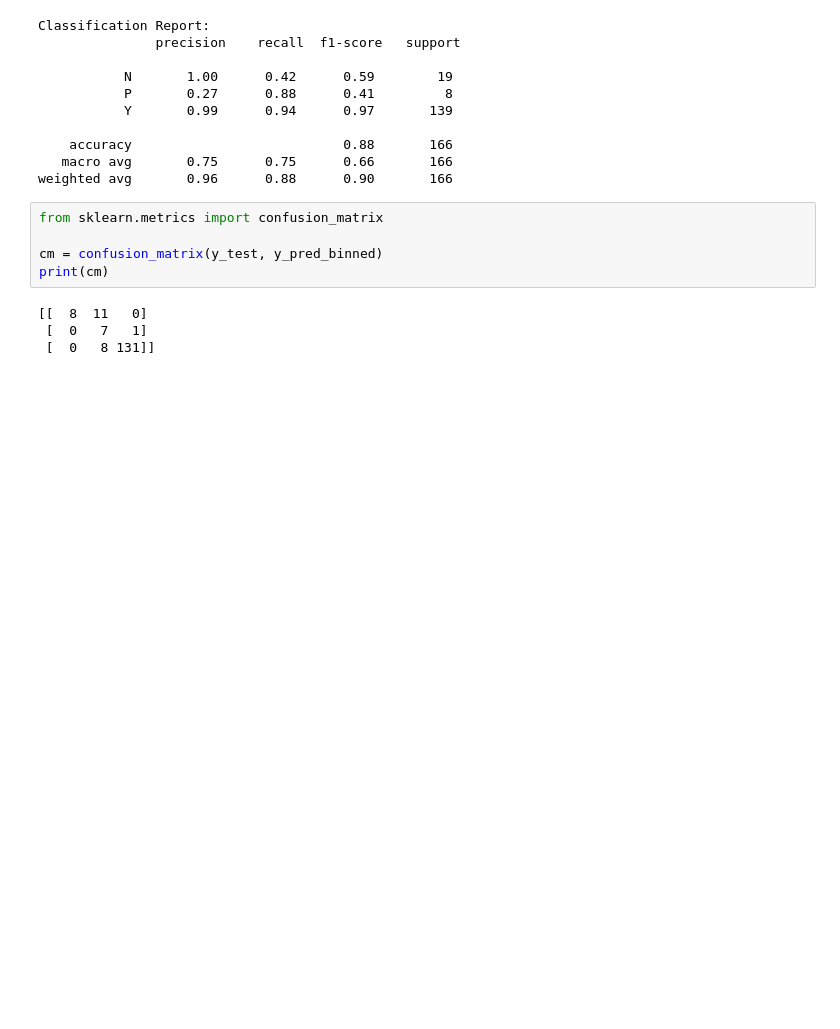
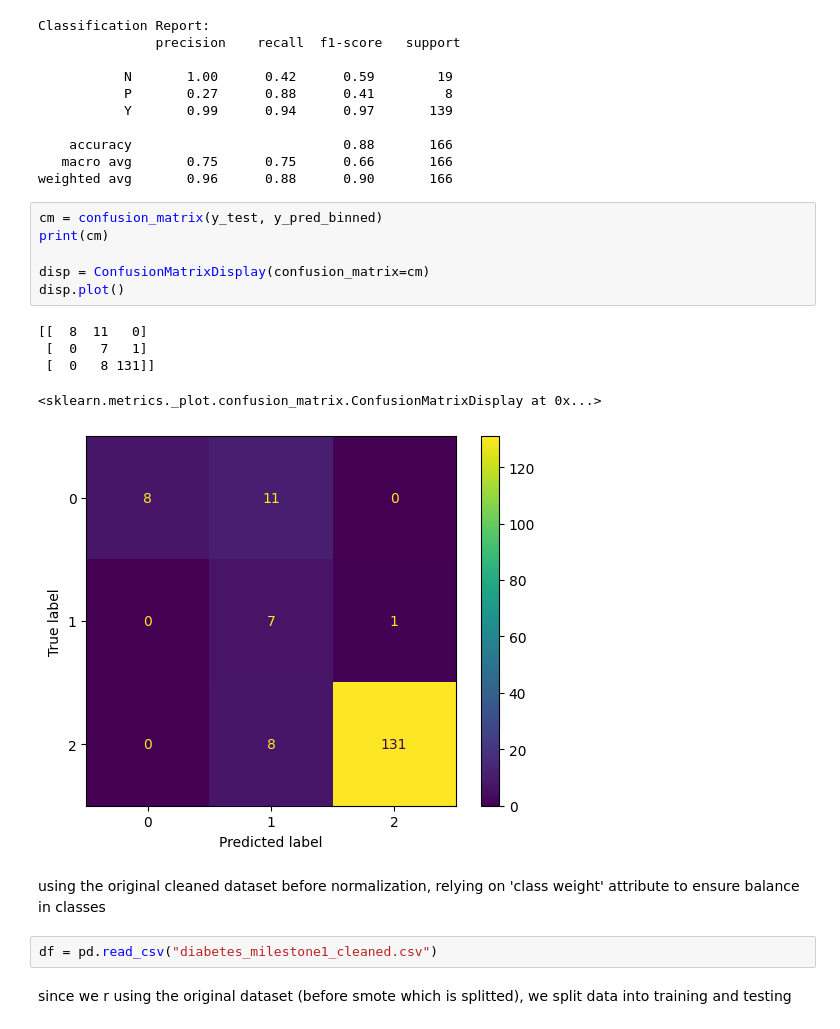
Before and after one commit to OmarH-creator/Diabetes-Prediction, a Jupyter notebook: Models/Decision_Tree.ipynb, the cells around one changed output. Saved outputs shown, nothing was run; the diff lists cells and outputs as text; blank space fills up the shorter version.

```diff
--- a/Models/Decision_Tree.ipynb
+++ b/Models/Decision_Tree.ipynb
@@ -112,11 +118,20 @@ Classification Report:
    macro avg       0.75      0.75      0.66       166
 weighted avg       0.96      0.88      0.90       166
 # %%
-from sklearn.metrics import confusion_matrix
-
 cm = confusion_matrix(y_test, y_pred_binned)
 print(cm)
+
+disp = ConfusionMatrixDisplay(confusion_matrix=cm)
+disp.plot()
 # %% [output]
 [[  8  11   0]
  [  0   7   1]
  [  0   8 131]]
+<sklearn.metrics._plot.confusion_matrix.ConfusionMatrixDisplay at 0x...>
+[figure, added]
+# %% [markdown]
+using the original cleaned dataset before normalization, relying on 'class weight' attribute to ensure balance in classes
+# %%
+df = pd.read_csv("diabetes_milestone1_cleaned.csv")
+# %% [markdown]
+since we r using the original dataset (before smote which is splitted), we split data into training and testing
```
Also changed, not shown: parts of 15 cells of this notebook, 1 other file.
